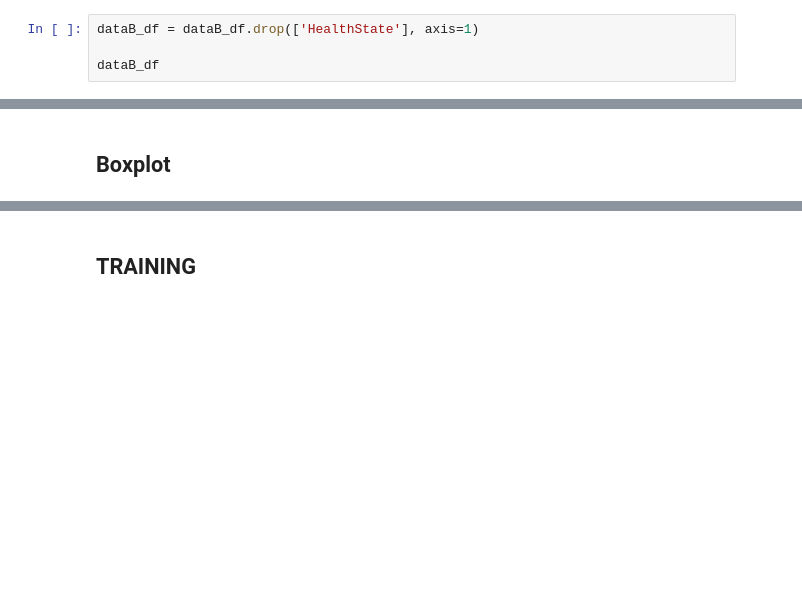
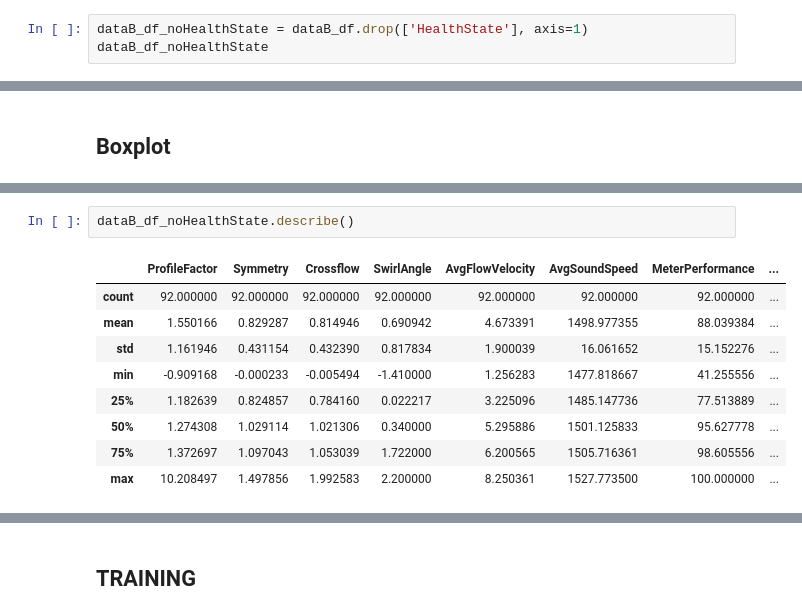
Before and after one commit to davidhgh/csc3005-AE, a Jupyter notebook: analysis_1.ipynb, the cells around one changed output, grey strips where cells are left out. Cells and saved outputs as stored; diff of their text form; blank space fills up the shorter version.

```diff
--- a/analysis_1.ipynb
+++ b/analysis_1.ipynb
@@ -493,7 +514,6 @@ dataD_df = dataD.drop(['SignalStrengthP1_1',
 # %%
-dataB_df = dataB_df.drop(['HealthState'], axis=1)
-
-dataB_df
+dataB_df_noHealthState = dataB_df.drop(['HealthState'], axis=1)
+dataB_df_noHealthState
 # %% [output]
 |  | ProfileFactor | Symmetry | Crossflow | SwirlAngle | AvgFlowVelocity | AvgSoundSpeed | MeterPerformance | ... |
 | 0 | 1.185089 | 1.028128 | 1.016478 | 0.1500 | 2.394439 | 1485.153222 | 100.000000 | ... |
@@ -648,2 +710,14 @@ dataB_df.shape
 # %% [output]
 (92, 12)
+# %%
+dataB_df_noHealthState.describe()
+# %% [output]
+|  | ProfileFactor | Symmetry | Crossflow | SwirlAngle | AvgFlowVelocity | AvgSoundSpeed | MeterPerformance | ... |
+| count | 92.000000 | 92.000000 | 92.000000 | 92.000000 | 92.000000 | 92.000000 | 92.000000 | ... |
+| mean | 1.550166 | 0.829287 | 0.814946 | 0.690942 | 4.673391 | 1498.977355 | 88.039384 | ... |
+| std | 1.161946 | 0.431154 | 0.432390 | 0.817834 | 1.900039 | 16.061652 | 15.152276 | ... |
+| min | -0.909168 | -0.000233 | -0.005494 | -1.410000 | 1.256283 | 1477.818667 | 41.255556 | ... |
+| 25% | 1.182639 | 0.824857 | 0.784160 | 0.022217 | 3.225096 | 1485.147736 | 77.513889 | ... |
+| 50% | 1.274308 | 1.029114 | 1.021306 | 0.340000 | 5.295886 | 1501.125833 | 95.627778 | ... |
+| 75% | 1.372697 | 1.097043 | 1.053039 | 1.722000 | 6.200565 | 1505.716361 | 98.605556 | ... |
+| max | 10.208497 | 1.497856 | 1.992583 | 2.200000 | 8.250361 | 1527.773500 | 100.000000 | ... |
```
Also changed, not shown: parts of 35 cells of this notebook.
